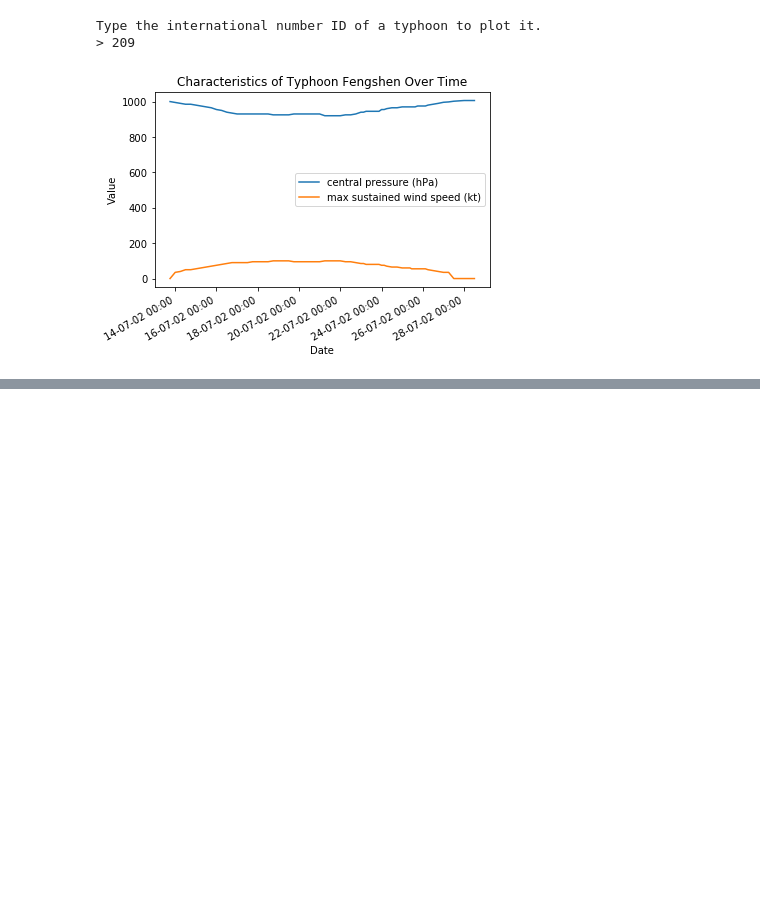
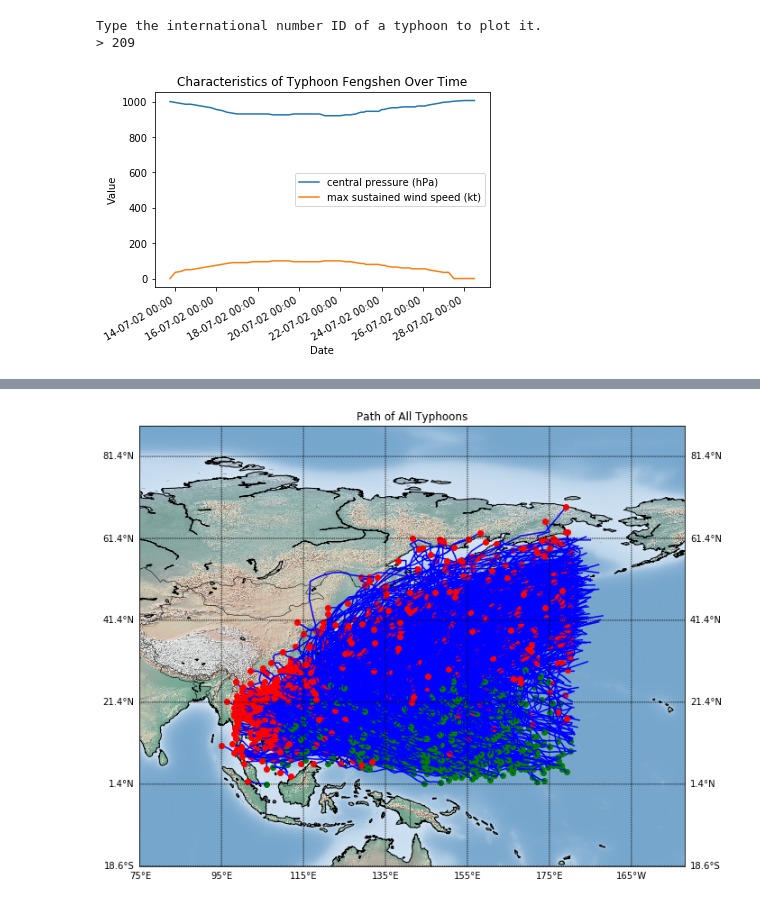
Before and after one commit to ColeFrench/python-analysis, a Jupyter notebook: JMA/RSMC Best Track Data Analysis.ipynb, the cells around one changed output, grey strips where cells are left out. Cells and saved outputs as stored; diff of their text form; code cells hidden in the pictures; blank space fills up the shorter version.

```diff
--- a/JMA/RSMC Best Track Data Analysis.ipynb
+++ b/JMA/RSMC Best Track Data Analysis.ipynb
@@ -3,7 +3,7 @@
 
 import datetime as dt
 from collections import OrderedDict
-from itertools import islice
+import itertools
 
 import numpy as np
 import matplotlib.pyplot as plt
@@ -21,13 +21,13 @@ typhoons = OrderedDict()
 current_typhoon = None
 
 def get_key_by_index(ordered_dict, index):
-    return next(islice(ordered_dict, index, index + 1))
+    return next(itertools.islice(ordered_dict, index, index + 1))
 
 def get_value_by_index(ordered_dict, index):
     return ordered_dict[get_key_by_index(ordered_dict, index)]
 
 def get_pair_by_index(ordered_dict, index):
-    return next(islice(ordered_dict.items(), index, index + 1))
+    return next(itertools.islice(ordered_dict.items(), index, index + 1))
 
 def format_date(date_string):
     return dt.datetime.strptime(('19' if int(date_string[:2]) <= 99 else '20') + date_string, DATE_FORMAT)
@@ -138,0 +141,33 @@ if len(typhoon_to_plot['latitudes']) == len(typhoon_to_plot['longitudes']) >= 1:
+# %%
+latitudes = []
+longitudes = []
+
+for typhoon in typhoons.values():
+    latitudes.append(typhoon['latitudes'])
+    longitudes.append(typhoon['longitudes'])
+
+latitudes = sorted(itertools.chain.from_iterable(latitudes))
+longitudes = sorted(itertools.chain.from_iterable(longitudes))
+min_latitude = latitudes[0] - LOCATION_PADDING
+max_latitude = latitudes[-1] + LOCATION_PADDING
+min_longitude = longitudes[0] - LOCATION_PADDING
+max_longitude = longitudes[-1] + LOCATION_PADDING
+
+fig = plt.figure(figsize=(15,9))
+axes = fig.add_subplot(1, 1, 1)
+mapping = Basemap(llcrnrlon=min_longitude, llcrnrlat=min_latitude, urcrnrlon=max_longitude, urcrnrlat=max_latitude, projection='cyl', lat_0=(min_latitude+max_latitude)/2.0, lon_0=(min_longitude+max_longitude)/2.0, resolution='l', area_thresh=1000.0)
+
+for typhoon in typhoons.values():
+    mapping.plot(typhoon['longitudes'][0], typhoon['latitudes'][0], latlon=True, linewidth=1.5, color='g', marker='o')
+    mapping.plot(typhoon['longitudes'], typhoon['latitudes'], latlon=True, linewidth=1.5, color='b')
+    mapping.plot(typhoon['longitudes'][-1], typhoon['latitudes'][-1], latlon=True, linewidth=1.5, color='r', marker='o')
+
+mapping.drawcoastlines()
+mapping.drawcountries()
+mapping.drawparallels(np.arange(min_latitude + LATITUDE_OFFSET, max_latitude + LATITUDE_OFFSET, LINE_INTERVAL), labels=[1,1,0,0])
+mapping.drawmeridians(np.arange(min_longitude + LONGITUDE_OFFSET, max_longitude + LONGITUDE_OFFSET, LINE_INTERVAL), labels=[0,0,0,1])
+mapping.shadedrelief()
+axes.set_title('Path of All Typhoons')
+plt.show()
+# %% [output]
+[figure, added]
```
Also changed, not shown: parts of 2 cells of this notebook.
